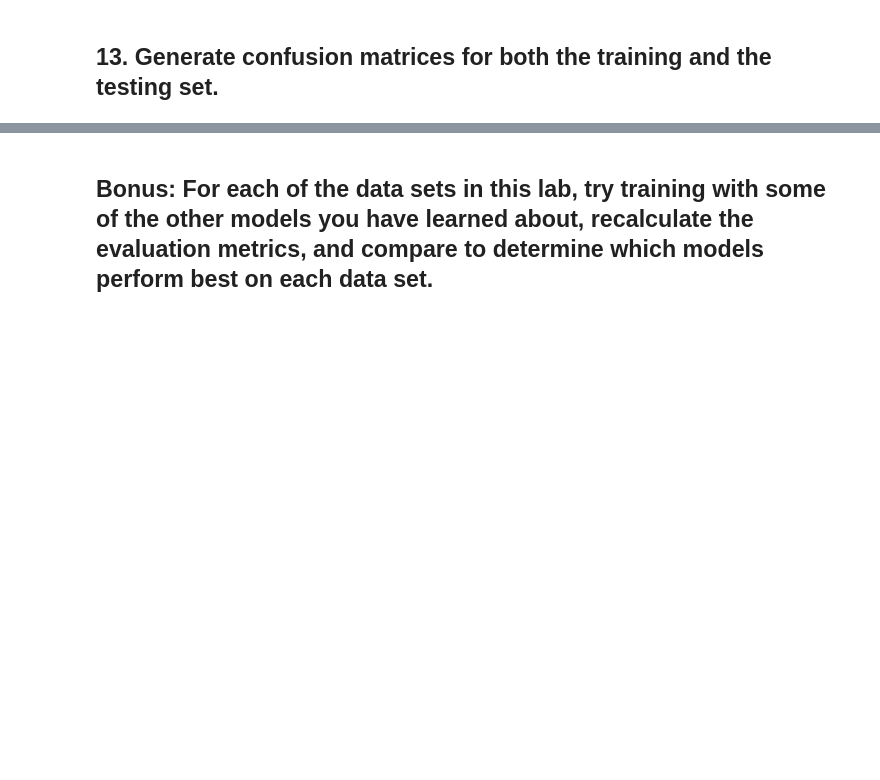
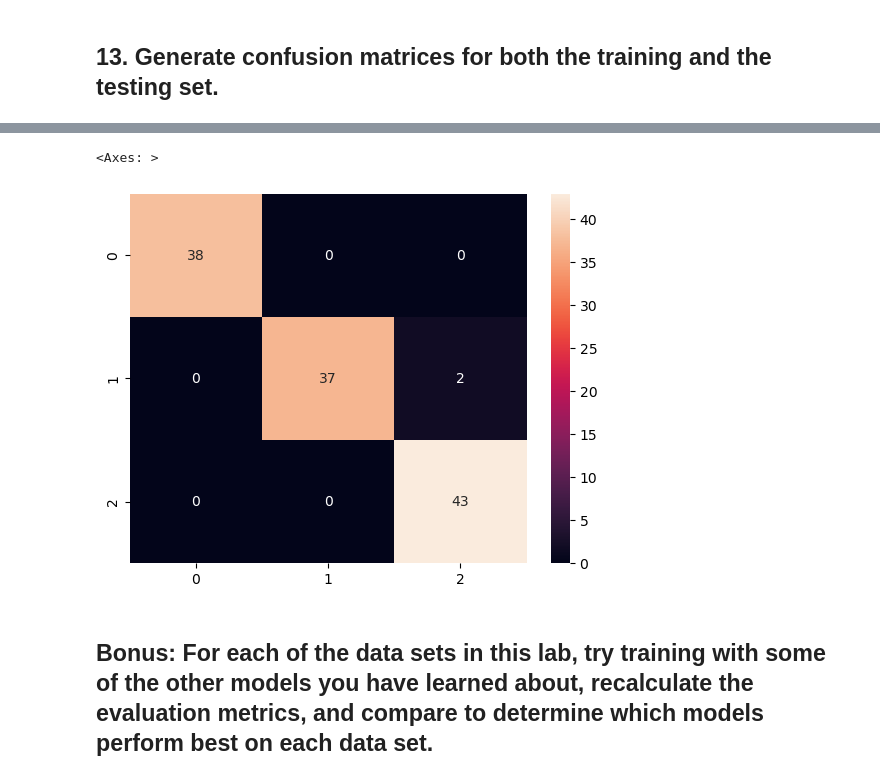
Before and after one commit to Ironhack-Data-Madrid-Octubre-2023/7.2-lab_supervised_model_evaluation, a Jupyter notebook: your-code/main.ipynb, the cells around one changed output, grey strips where cells are left out. Drawn from its saved outputs; the diff is of its cells as text; code cells hidden in the pictures; blank space fills up the shorter version.

```diff
--- a/your-code/main.ipynb
+++ b/your-code/main.ipynb
@@ -161,0 +170,4 @@ accuracy_score(y_test, y_pred)
+# %%
+y_pred_train = logr.predict(X_train)
+
+accuracy_score(y_train, y_pred_train)
@@ -223,2 +240,7 @@ sns.heatmap(confusion_matrix(y_test, y_pred), annot=True)
+# %%
+sns.heatmap(confusion_matrix(y_train, y_pred_train), annot=True)
+# %% [output]
+<Axes: >
+[figure, added]
 # %% [markdown]
 ## Bonus: For each of the data sets in this lab, try training with some of the other models you have learned about, recalculate the evaluation metrics, and compare to determine which models perform best on each data set.
```
Also changed, not shown: parts of 14 cells of this notebook.
